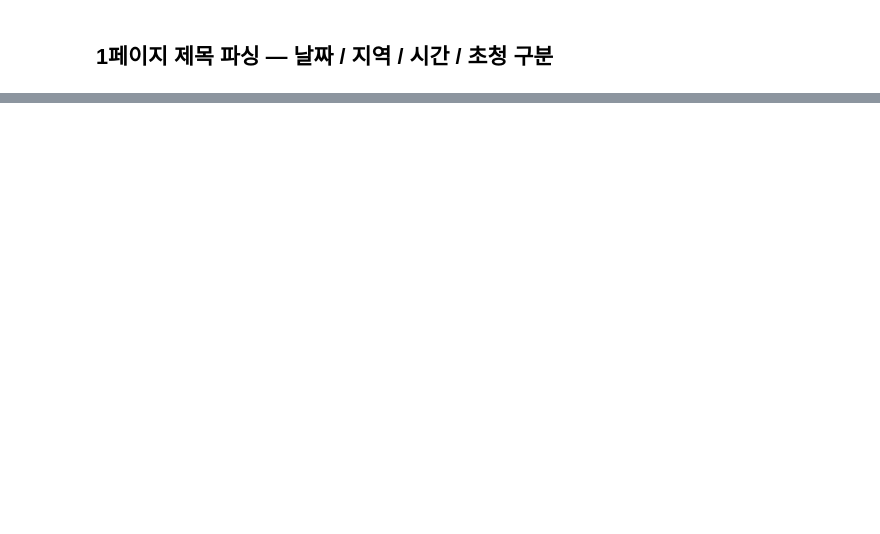
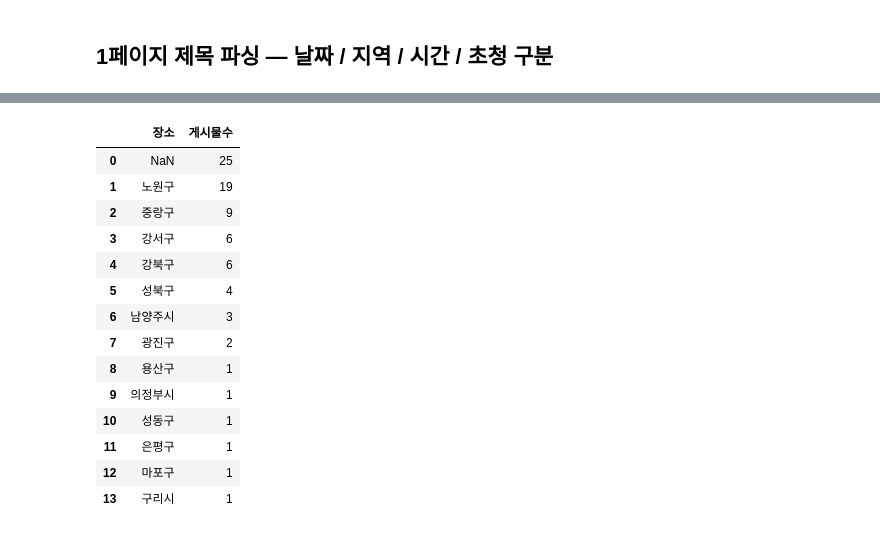
Before and after one commit to young2good/analysis_repo, a Jupyter notebook: app_creator/cafe_board_crawling.ipynb, the cells around one changed output, grey strips where cells are left out. Saved outputs shown, nothing was run; the diff lists cells and outputs as text; code cells hidden in the pictures; blank space fills up the shorter version.

```diff
--- a/app_creator/cafe_board_crawling.ipynb
+++ b/app_creator/cafe_board_crawling.ipynb
@@ -397,0 +586,24 @@ df
+# %%
+venue_count = (
+    df["시군구"]
+    .value_counts(dropna=False)
+    .rename_axis("장소")
+    .reset_index(name="게시물수")
+)
+venue_count
+# %% [output]
+|  | 장소 | 게시물수 |
+| 0 | NaN | 25 |
+| 1 | 노원구 | 19 |
+| 2 | 중랑구 | 9 |
+| 3 | 강서구 | 6 |
+| 4 | 강북구 | 6 |
+| 5 | 성북구 | 4 |
+| 6 | 남양주시 | 3 |
+| 7 | 광진구 | 2 |
+| 8 | 용산구 | 1 |
+| 9 | 의정부시 | 1 |
+| 10 | 성동구 | 1 |
+| 11 | 은평구 | 1 |
+| 12 | 마포구 | 1 |
+| 13 | 구리시 | 1 |
```
Also changed, not shown: parts of 10 cells of this notebook.
